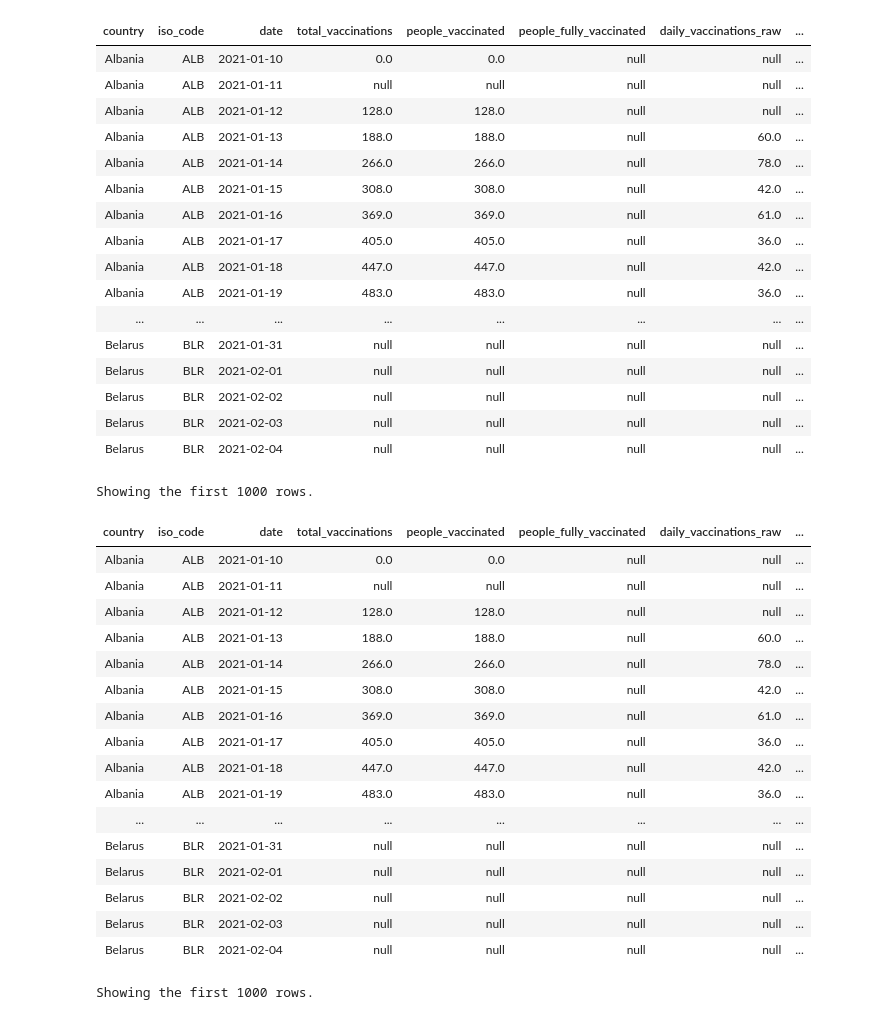
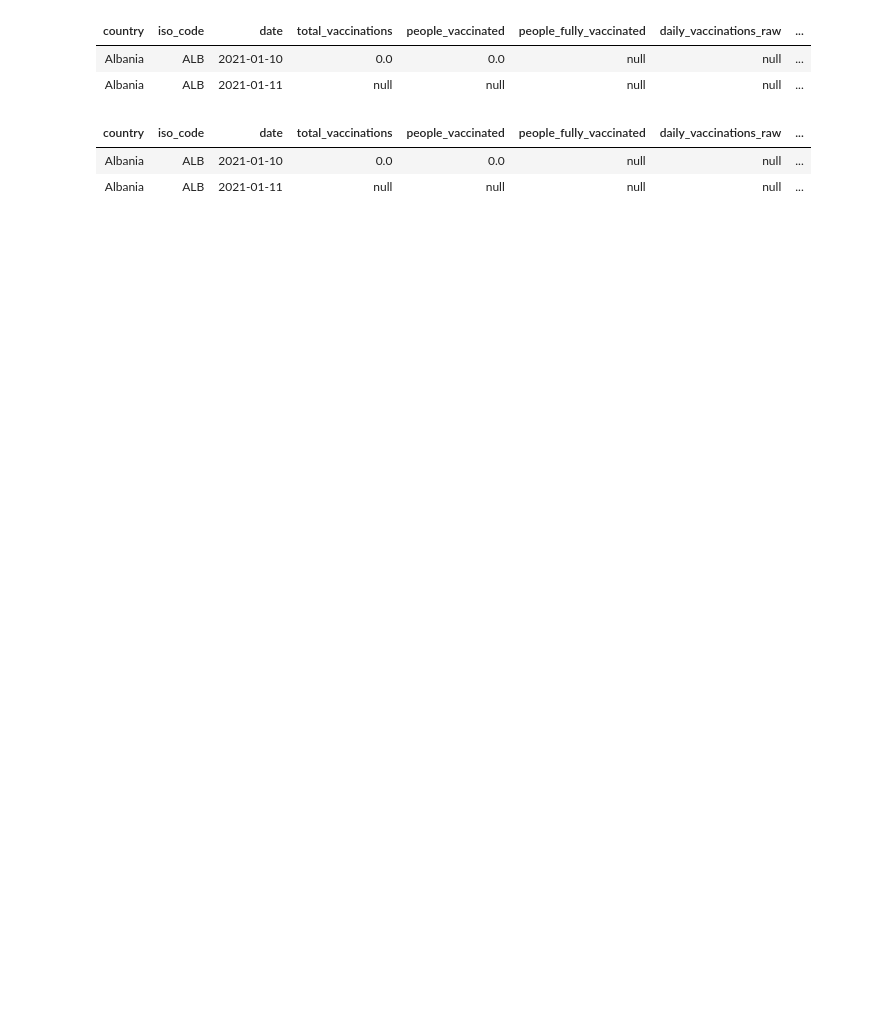
Before and after one commit to MarceloJSSantos/acelereracao-global-dev-4-everis-dio, a Jupyter notebook: live_10/arquivos/PySpark_everis_p2.ipynb, the cells around one changed output. Cells and saved outputs as stored; diff of their text form; code cells hidden in the pictures; blank space fills up the shorter version.

```diff
--- a/live_10/arquivos/PySpark_everis_p2.ipynb
+++ b/live_10/arquivos/PySpark_everis_p2.ipynb
@@ -370,42 +374,12 @@ df1.country
 # %%
 # Define uma nova coluna com um valor constante
 df2 = df1.withColumn("nova_coluna", lit(1))
-display(df1)
-display(df2)
+display(df1.limit(2))
+display(df2.limit(2))
 # %% [output]
 | country | iso_code | date | total_vaccinations | people_vaccinated | people_fully_vaccinated | daily_vaccinations_raw | ... |
 | Albania | ALB | 2021-01-10 | 0.0 | 0.0 | null | null | ... |
 | Albania | ALB | 2021-01-11 | null | null | null | null | ... |
-| Albania | ALB | 2021-01-12 | 128.0 | 128.0 | null | null | ... |
-| Albania | ALB | 2021-01-13 | 188.0 | 188.0 | null | 60.0 | ... |
-| Albania | ALB | 2021-01-14 | 266.0 | 266.0 | null | 78.0 | ... |
-| Albania | ALB | 2021-01-15 | 308.0 | 308.0 | null | 42.0 | ... |
-| Albania | ALB | 2021-01-16 | 369.0 | 369.0 | null | 61.0 | ... |
-| Albania | ALB | 2021-01-17 | 405.0 | 405.0 | null | 36.0 | ... |
-| Albania | ALB | 2021-01-18 | 447.0 | 447.0 | null | 42.0 | ... |
-| Albania | ALB | 2021-01-19 | 483.0 | 483.0 | null | 36.0 | ... |
-| ... | ... | ... | ... | ... | ... | ... | ... |
-| Belarus | BLR | 2021-01-31 | null | null | null | null | ... |
-| Belarus | BLR | 2021-02-01 | null | null | null | null | ... |
-| Belarus | BLR | 2021-02-02 | null | null | null | null | ... |
-| Belarus | BLR | 2021-02-03 | null | null | null | null | ... |
-| Belarus | BLR | 2021-02-04 | null | null | null | null | ... |
-Showing the first 1000 rows.
 | country | iso_code | date | total_vaccinations | people_vaccinated | people_fully_vaccinated | daily_vaccinations_raw | ... |
 | Albania | ALB | 2021-01-10 | 0.0 | 0.0 | null | null | ... |
 | Albania | ALB | 2021-01-11 | null | null | null | null | ... |
-| Albania | ALB | 2021-01-12 | 128.0 | 128.0 | null | null | ... |
-| Albania | ALB | 2021-01-13 | 188.0 | 188.0 | null | 60.0 | ... |
-| Albania | ALB | 2021-01-14 | 266.0 | 266.0 | null | 78.0 | ... |
-| Albania | ALB | 2021-01-15 | 308.0 | 308.0 | null | 42.0 | ... |
-| Albania | ALB | 2021-01-16 | 369.0 | 369.0 | null | 61.0 | ... |
-| Albania | ALB | 2021-01-17 | 405.0 | 405.0 | null | 36.0 | ... |
-| Albania | ALB | 2021-01-18 | 447.0 | 447.0 | null | 42.0 | ... |
-| Albania | ALB | 2021-01-19 | 483.0 | 483.0 | null | 36.0 | ... |
-| ... | ... | ... | ... | ... | ... | ... | ... |
-| Belarus | BLR | 2021-01-31 | null | null | null | null | ... |
-| Belarus | BLR | 2021-02-01 | null | null | null | null | ... |
-| Belarus | BLR | 2021-02-02 | null | null | null | null | ... |
-| Belarus | BLR | 2021-02-03 | null | null | null | null | ... |
-| Belarus | BLR | 2021-02-04 | null | null | null | null | ... |
-Showing the first 1000 rows.
```
Also changed, not shown: parts of 27 cells of this notebook, 3 other files.
